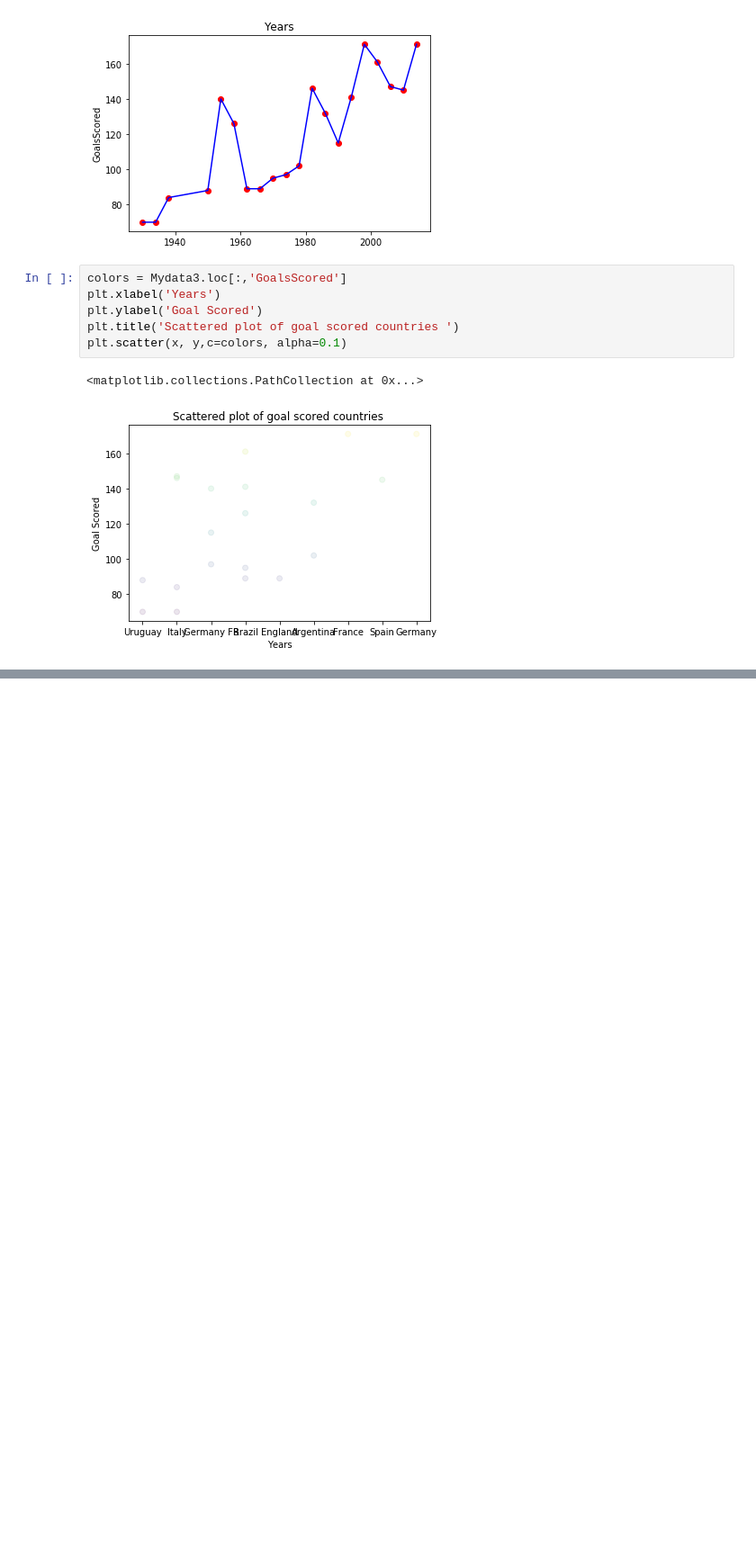
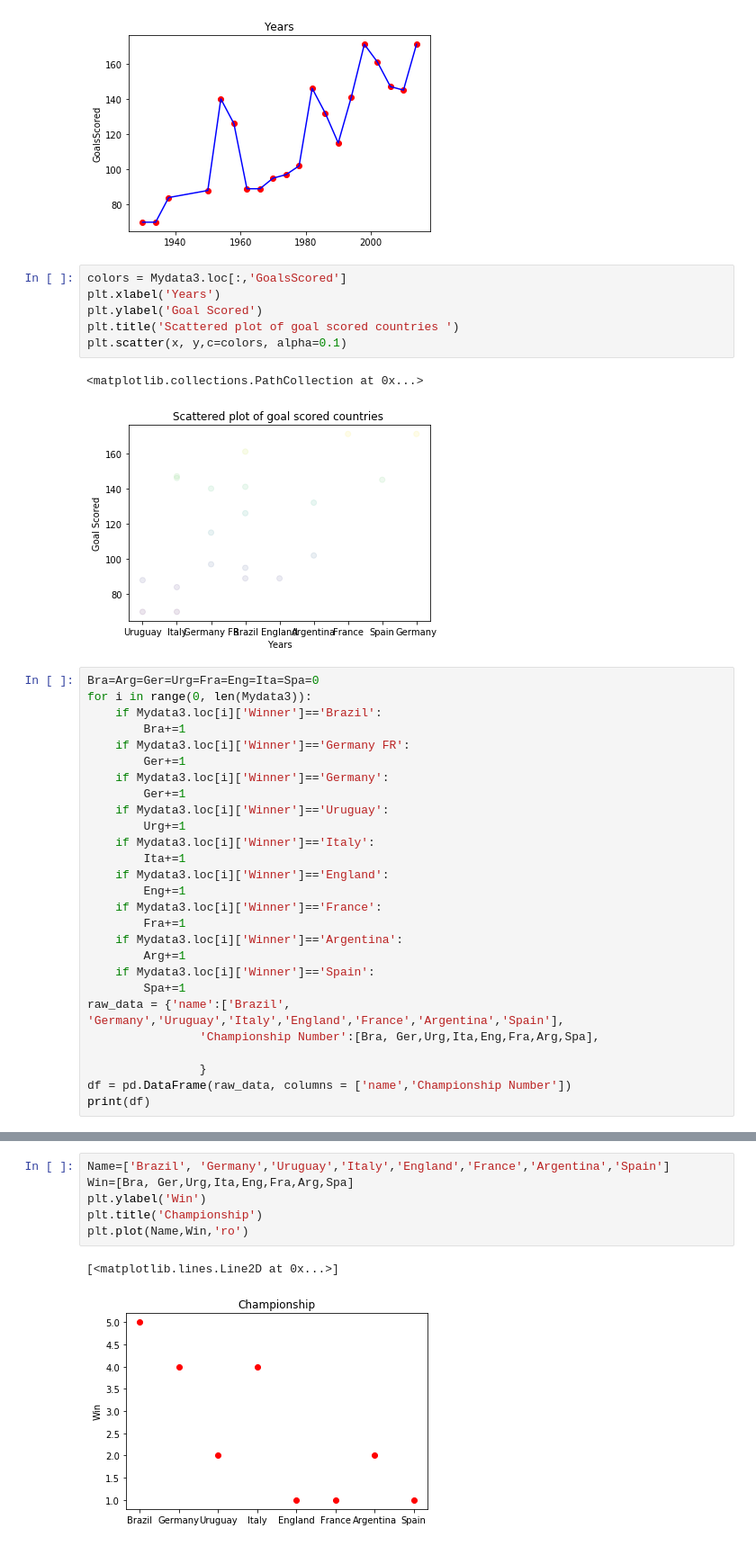
Before and after one commit to MasoudMoeini/Football-World-Cup, a Jupyter notebook: Football_WorldCup_02.ipynb, the cells around one changed output, grey strips where cells are left out. Shown: that part at 90% size. Saved outputs shown, nothing was run; the diff lists cells and outputs as text; blank space fills up the shorter version.

```diff
--- a/Football_WorldCup_02.ipynb
+++ b/Football_WorldCup_02.ipynb
@@ -43,3 +43,30 @@ plt.scatter(x, y,c=colors, alpha=0.1)
 # %% [output]
 <matplotlib.collections.PathCollection at 0x...>
 [figure]
+# %%
+Bra=Arg=Ger=Urg=Fra=Eng=Ita=Spa=0
+for i in range(0, len(Mydata3)):
+    if Mydata3.loc[i]['Winner']=='Brazil':
+        Bra+=1
+    if Mydata3.loc[i]['Winner']=='Germany FR':
+        Ger+=1
+    if Mydata3.loc[i]['Winner']=='Germany':
+        Ger+=1
+    if Mydata3.loc[i]['Winner']=='Uruguay':
+        Urg+=1
+    if Mydata3.loc[i]['Winner']=='Italy':
+        Ita+=1
+    if Mydata3.loc[i]['Winner']=='England':
+        Eng+=1
+    if Mydata3.loc[i]['Winner']=='France':
+        Fra+=1
+    if Mydata3.loc[i]['Winner']=='Argentina':
+        Arg+=1
+    if Mydata3.loc[i]['Winner']=='Spain':
+        Spa+=1
+raw_data = {'name':['Brazil', 'Germany','Uruguay','Italy','England','France','Argentina','Spain'],
+		        'Championship Number':[Bra, Ger,Urg,Ita,Eng,Fra,Arg,Spa],
+
+		        }
+df = pd.DataFrame(raw_data, columns = ['name','Championship Number'])
+print(df)
@@ -45,0 +83,9 @@ plt.scatter(x, y,c=colors, alpha=0.1)
+# %%
+Name=['Brazil', 'Germany','Uruguay','Italy','England','France','Argentina','Spain']
+Win=[Bra, Ger,Urg,Ita,Eng,Fra,Arg,Spa]
+plt.ylabel('Win')
+plt.title('Championship')
+plt.plot(Name,Win,'ro')
+# %% [output]
+[<matplotlib.lines.Line2D at 0x...>]
+[figure, added]
```
Also changed, not shown: parts of 2 cells of this notebook.
